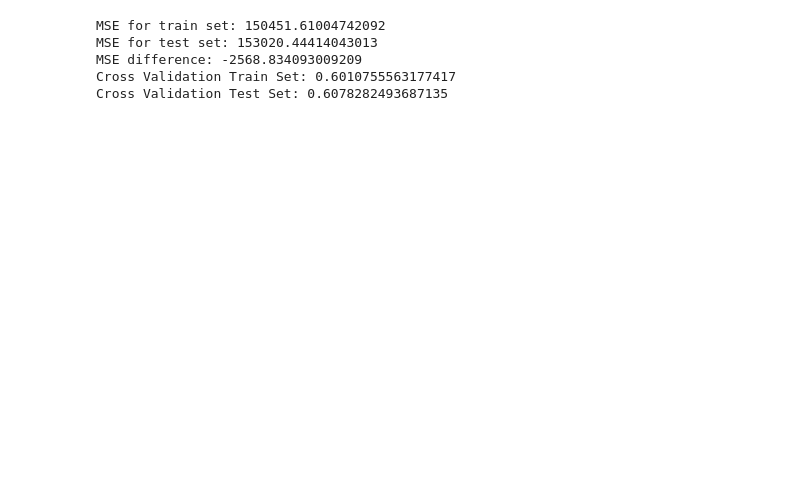
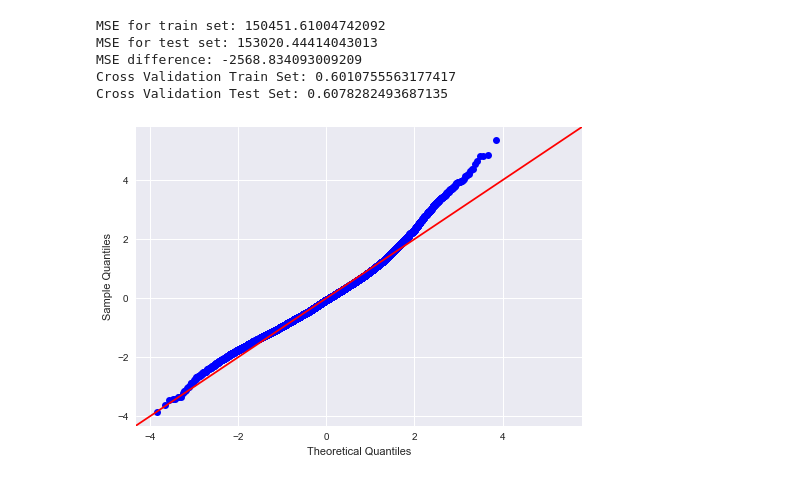
Before and after one commit to Banner10/Phase_2_Project, a Jupyter notebook: OLS_Outliers_Removed.ipynb, the cells around one changed output. Saved outputs shown, nothing was run; the diff lists cells and outputs as text; code cells hidden in the pictures; blank space fills up the shorter version.

```diff
--- a/OLS_Outliers_Removed.ipynb
+++ b/OLS_Outliers_Removed.ipynb
@@ -145,13 +154,17 @@ neededCols_2std_price = ['price', 'bedrooms', 'bathrooms', 'sqft_living', 'sqft_
 regression_data_2std_price = df_house_2std_price[neededCols_2std_price]
 # %%
 #regression model with price and beedroom outliers removed
+#only needed columns, location data removed
 
-X = regression_data_2std_price.drop(['price'], axis=1)
-y = regression_data_2std_price['price']
+X = df_house_2std_price.drop(['price'], axis=1)
+y = df_house_2std_price['price']
 
 X_train, X_test, y_train, y_test = train_test_split(X, y, test_size=0.20, random_state=42)
 
+
+linreg = LinearRegression()
 lm = sm.OLS(y_train, X_train)
+
 model_2std_price = lm.fit()
 model_2std_price.summary()
 # %% [output]
@@ -199,5 +181,9 @@ MSE for test set: 153020.44414043013
 MSE difference: -2568.834093009209
 Cross Validation Train Set: 0.6010755563177417
 Cross Validation Test Set: 0.6078282493687135
+# %%
+fig = sm.graphics.qqplot(model_2std_price.resid, dist=stats.norm, line='45', fit=True)
+# %% [output]
+[figure, added]
 # %%
 df_house_2std_price.to_csv('Housing_Outliers_removed.csv')
```
Also changed, not shown: parts of 21 cells of this notebook, 12 other files.
